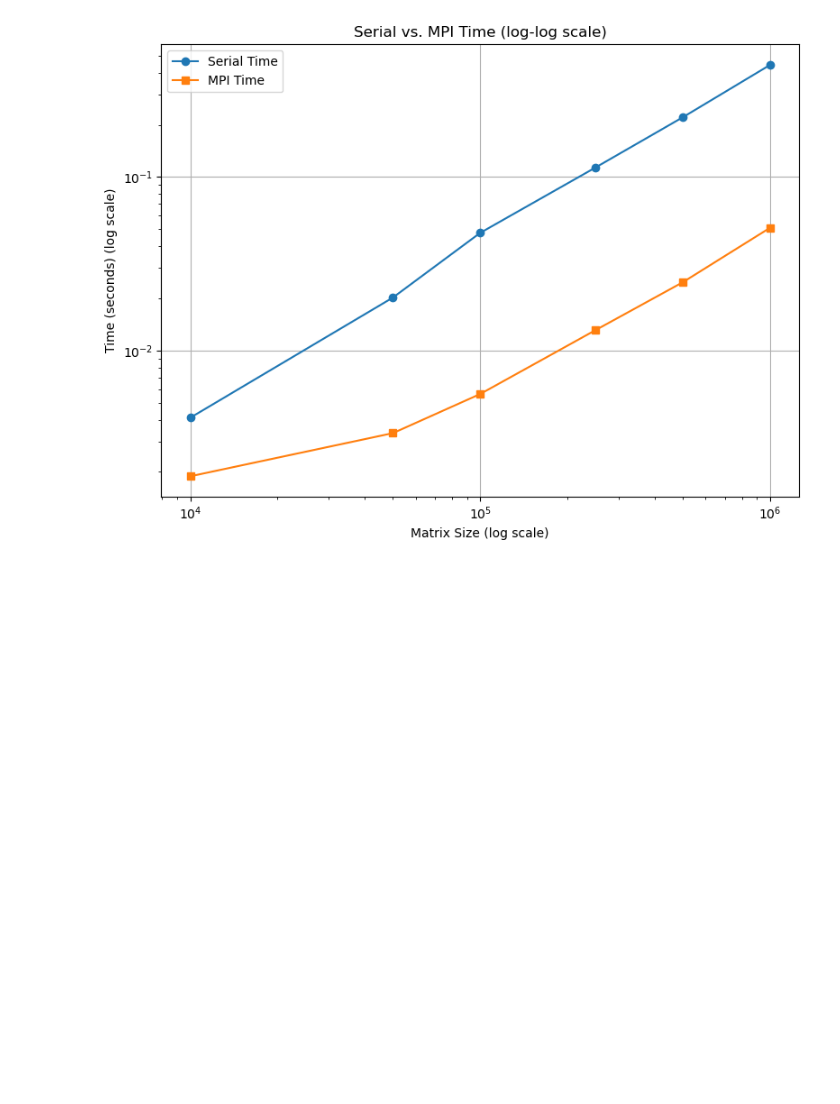
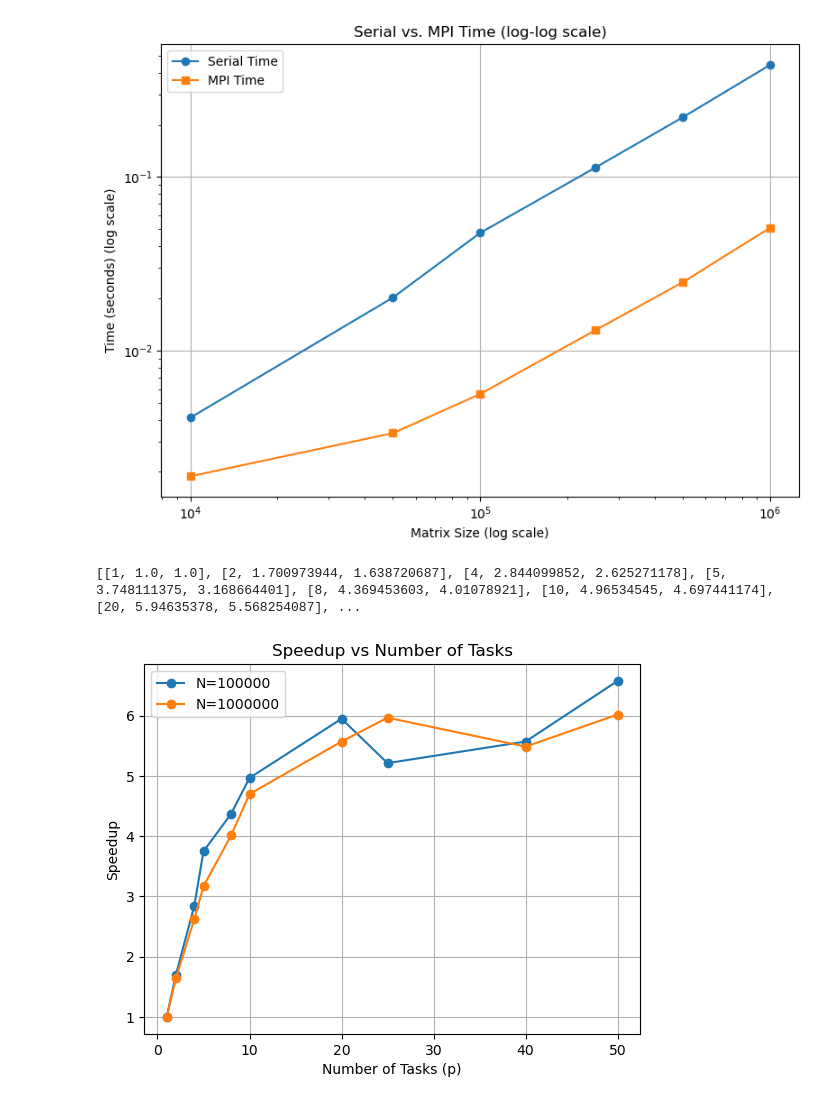
Before and after one commit to charisliao/cs267-hw4, a Jupyter notebook: plots.ipynb, the cells around one changed output. Drawn from its saved outputs; the diff is of its cells as text; code cells hidden in the pictures; blank space fills up the shorter version.

Commit message:
push plots

```diff
--- a/plots.ipynb
+++ b/plots.ipynb
@@ -139,3 +139,43 @@ plt.tight_layout()
 plt.show()
 # %% [output]
 [figure]
+# %%
+import csv
+import matplotlib.pyplot as plt
+
+# Define a function to read the data from the CSV file
+def read_speedup_data(filename):
+    data = []
+    with open(filename, 'r') as file:
+        reader = csv.reader(file)
+        next(reader)  # Skip the header row
+        for row in reader:
+            data.append([int(row[0]), float(row[1]), float(row[2])])  # Adjust indices
+    return data
+
+# Read the data from the CSV file
+filename = "speedup.csv"
+speedup_data = read_speedup_data(filename)
+print(speedup_data)
+
+# Extracting data for plotting
+tasks = [row[0] for row in speedup_data]
+speedup_N100000 = [row[1] for row in speedup_data]
+speedup_N1000000 = [row[2] for row in speedup_data]
+
+# Plotting
+plt.plot(tasks, speedup_N100000, marker='o', label='N=100000')
+plt.plot(tasks, speedup_N1000000, marker='o', label='N=1000000')
+
+# Adding labels and title
+plt.xlabel('Number of Tasks (p)')
+plt.ylabel('Speedup')
+plt.title('Speedup vs Number of Tasks')
+plt.legend()
+
+# Display the plot
+plt.grid(True)
+plt.show()
+# %% [output]
+[[1, 1.0, 1.0], [2, 1.700973944, 1.638720687], [4, 2.844099852, 2.625271178], [5, 3.748111375, 3.168664401], [8, 4.369453603, 4.01078921], [10, 4.96534545, 4.697441174], [20, 5.94635378, 5.568254087], ...
+[figure, added]
```
Also changed, not shown: 1 other file.
